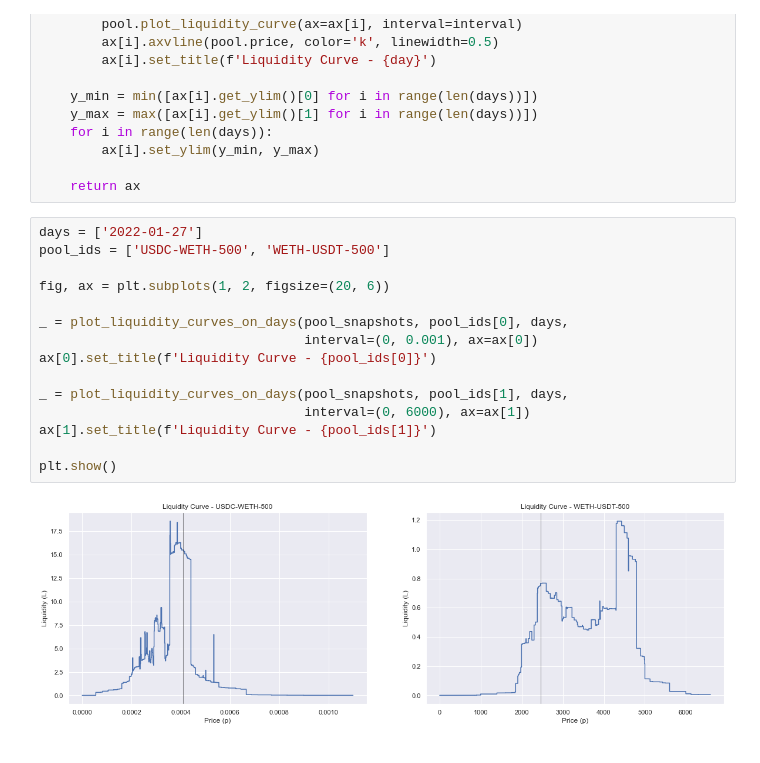
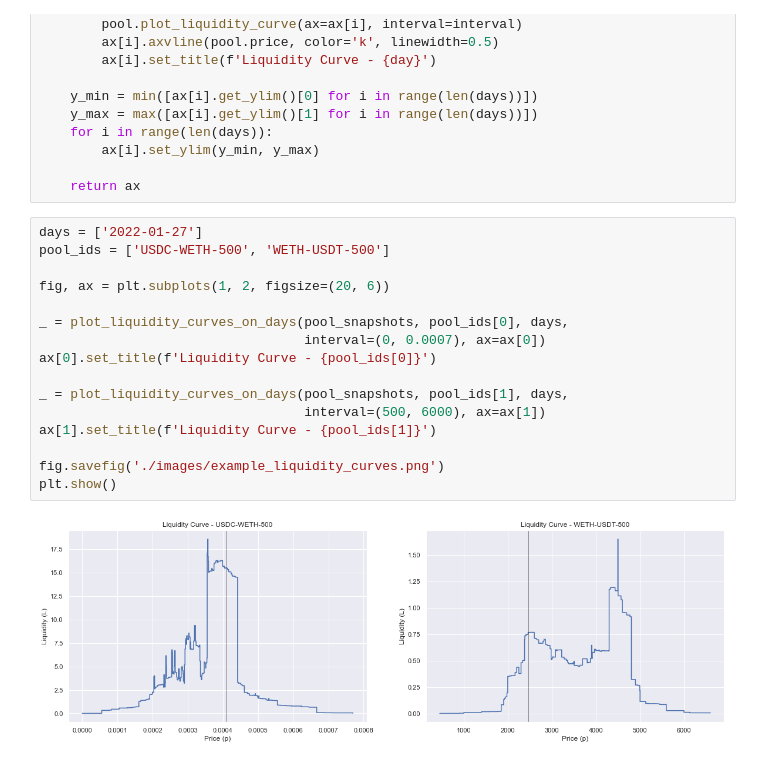
Before and after one commit to pradeeptadas/uniswap-v3-project, a Jupyter notebook: Report Images.ipynb, the cells around one changed output. Drawn from its saved outputs; the diff is of its cells as text.

```diff
--- a/Report Images.ipynb
+++ b/Report Images.ipynb
@@ -130,17 +134,18 @@ def plot_liquidity_curves_on_days(pool_snapshots, pool_id, days, interval, ax=No
 # %%
 days = ['2022-01-27']
 pool_ids = ['USDC-WETH-500', 'WETH-USDT-500']
 
 fig, ax = plt.subplots(1, 2, figsize=(20, 6))
 
 _ = plot_liquidity_curves_on_days(pool_snapshots, pool_ids[0], days,
-                                  interval=(0, 0.001), ax=ax[0])
+                                  interval=(0, 0.0007), ax=ax[0])
 ax[0].set_title(f'Liquidity Curve - {pool_ids[0]}')
 
 _ = plot_liquidity_curves_on_days(pool_snapshots, pool_ids[1], days,
-                                  interval=(0, 6000), ax=ax[1])
+                                  interval=(500, 6000), ax=ax[1])
 ax[1].set_title(f'Liquidity Curve - {pool_ids[1]}')
 
+fig.savefig('./images/example_liquidity_curves.png')
 plt.show()
 # %% [output]
-[figure, old version]
+[figure, new version]
```
Also changed, not shown: parts of 6 cells of this notebook, 3 other files.
